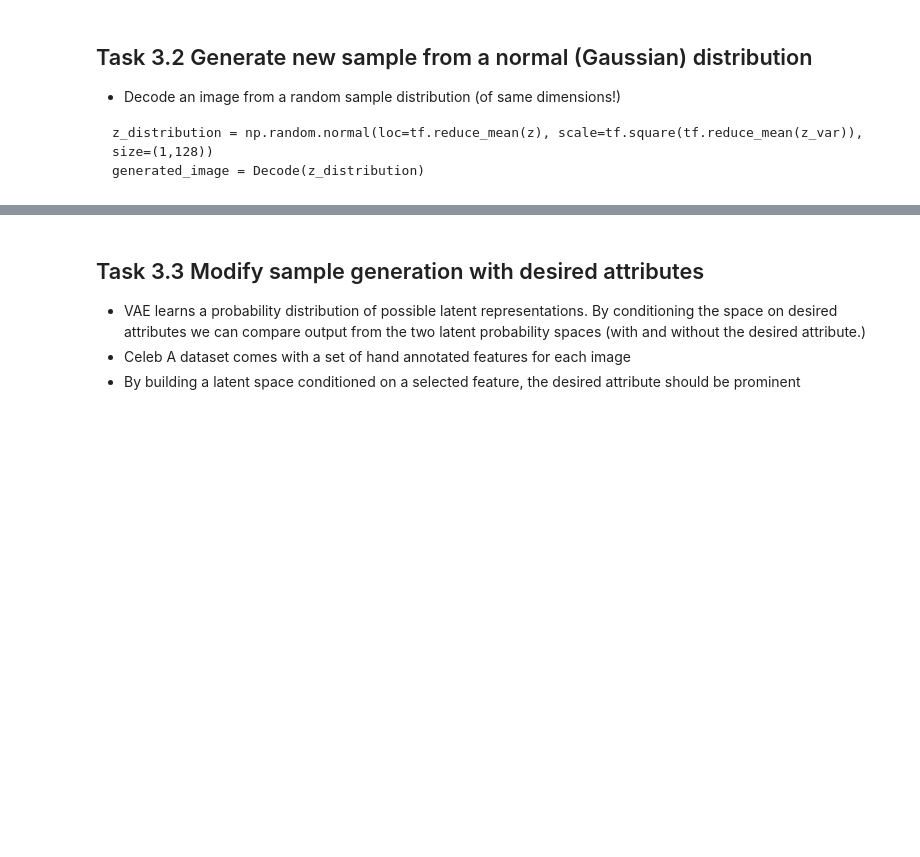
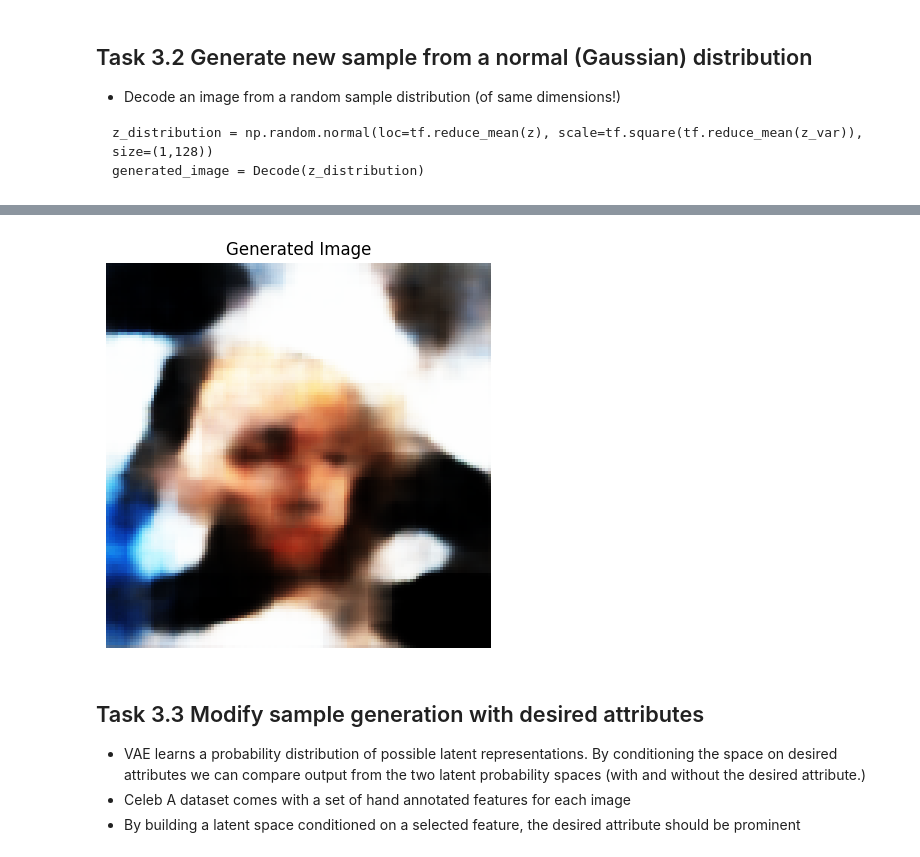
Before and after one commit to SushantSriv/Background-Generator, a Jupyter notebook: CA4_Template.ipynb, the cells around one changed output, grey strips where cells are left out. Cells and saved outputs as stored; diff of their text form; code cells hidden in the pictures; blank space fills up the shorter version.

```diff
--- a/CA4_Template.ipynb
+++ b/CA4_Template.ipynb
@@ -1033,3 +1025,25 @@ plot_images(data_subset, reconstructed_images, generated_image)
+# %%
+# Generate a random sample from a normal distribution
+z_distribution = np.random.randn(1, latent_dim)
+
+# Decode the sampled latent space
+generated_image = decoder_model(z_distribution)
+
+# Function to display the generated image
+def plot_generated_image(generated_image):
+    plt.figure(figsize=(5, 5))
+
+    # Generated Image
+    plt.imshow(generated_image[0])
+    plt.title("Generated Image")
+    plt.axis("off")
+
+    plt.show()
+
+# Visualize the generated image
+plot_generated_image(generated_image)
+# %% [output]
+[figure, added]
 # %% [markdown]
 ## Task 3.3 Modify sample generation with desired attributes
 - VAE learns a probability distribution of possible latent representations. By conditioning the space on desired attributes we can compare output from the two latent probability spaces (with and without the desired attribute.)
```
Also changed, not shown: parts of 25 cells of this notebook.
